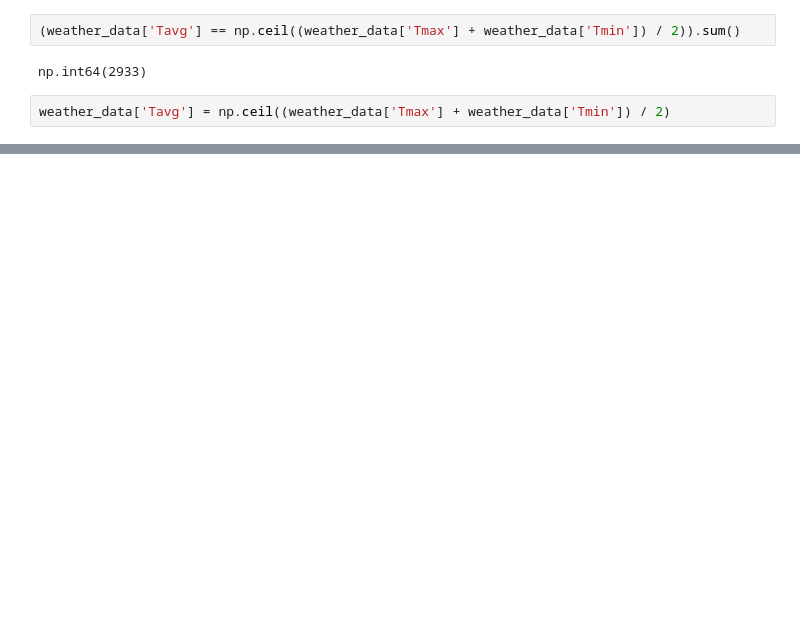
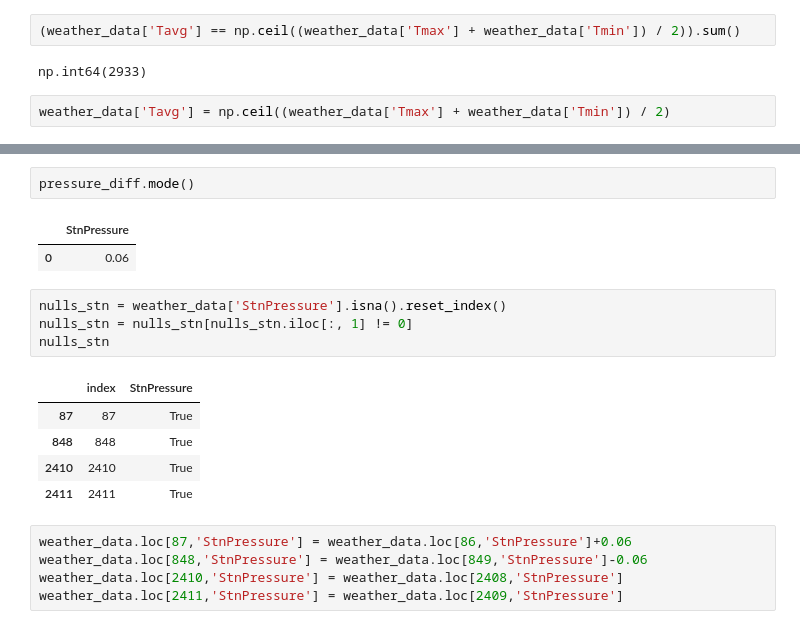
Before and after one commit to acies-saichandu-manchala/Capstone_Project, a Jupyter notebook: Cpastone EDA.ipynb, the cells around one changed output, grey strips where cells are left out. Saved outputs shown, nothing was run; the diff lists cells and outputs as text; blank space fills up the shorter version.

```diff
--- a/Cpastone EDA.ipynb
+++ b/Cpastone EDA.ipynb
@@ -116,0 +191,20 @@ chart
+# %%
+pressure_diff.mode()
+# %% [output]
+|  | StnPressure |
+| 0 | 0.06 |
+# %%
+nulls_stn = weather_data['StnPressure'].isna().reset_index()
+nulls_stn = nulls_stn[nulls_stn.iloc[:, 1] != 0]
+nulls_stn
+# %% [output]
+|  | index | StnPressure |
+| 87 | 87 | True |
+| 848 | 848 | True |
+| 2410 | 2410 | True |
+| 2411 | 2411 | True |
+# %%
+weather_data.loc[87,'StnPressure'] = weather_data.loc[86,'StnPressure']+0.06
+weather_data.loc[848,'StnPressure'] = weather_data.loc[849,'StnPressure']-0.06
+weather_data.loc[2410,'StnPressure'] = weather_data.loc[2408,'StnPressure']
+weather_data.loc[2411,'StnPressure'] = weather_data.loc[2409,'StnPressure']
```
Also changed, not shown: parts of 25 cells of this notebook.
